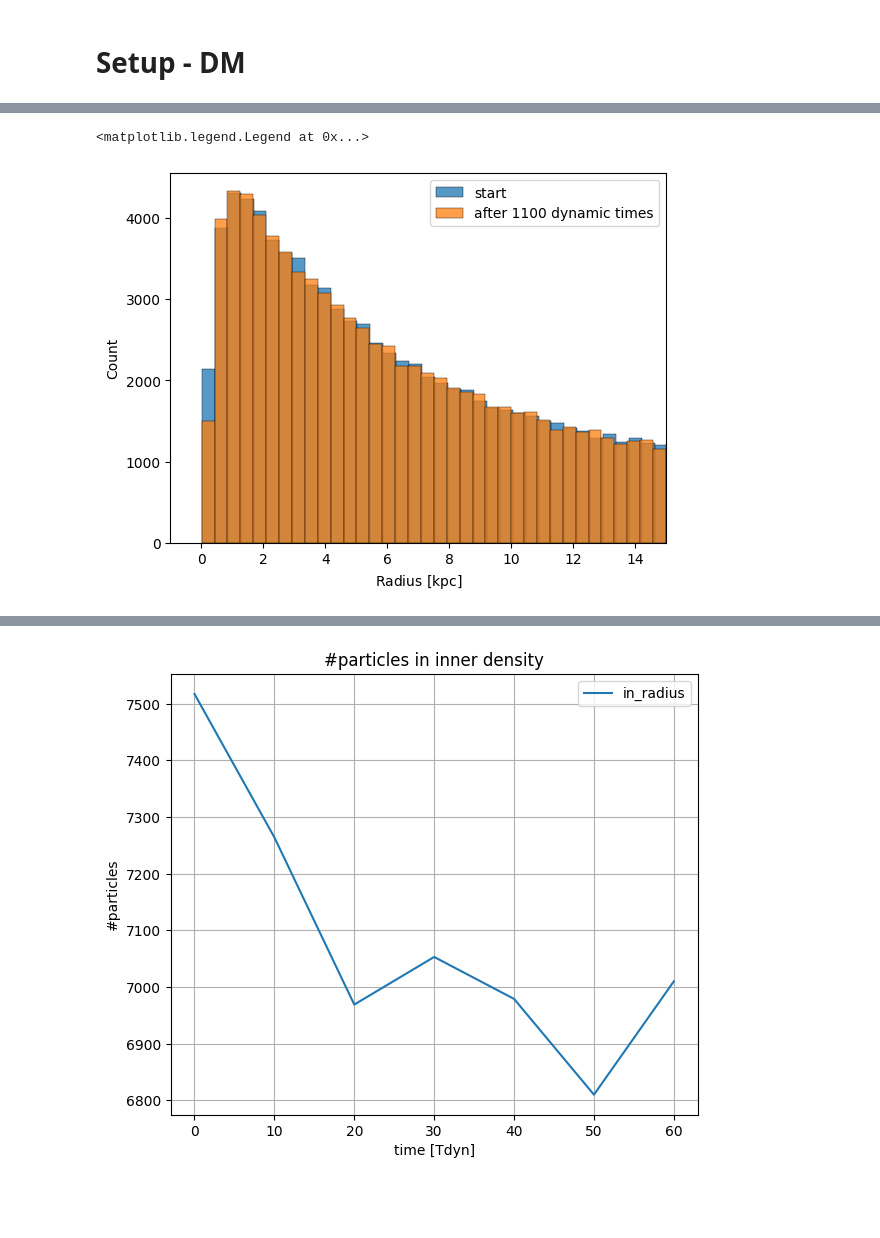
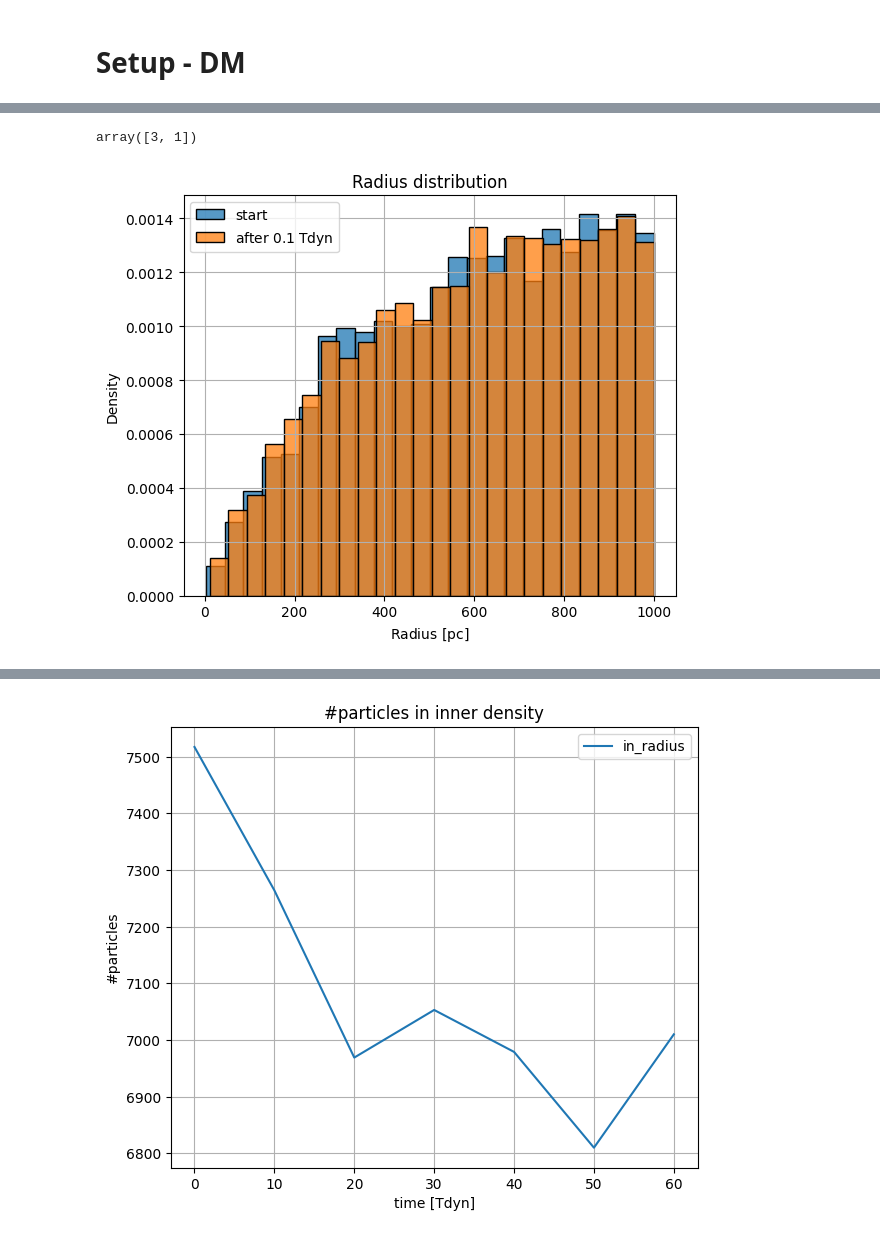
Before and after one commit to Rotem-Barnea/pySIDM, a Jupyter notebook: analysis/run.ipynb, the cells around one changed output, grey strips where cells are left out. Cells and saved outputs as stored; diff of their text form; code cells hidden in the pictures; blank space fills up the shorter version.

```diff
--- a/analysis/run.ipynb
+++ b/analysis/run.ipynb
@@ -57,12 +200,11 @@ halo.plot_r_density_over_time(clip=units.Quantity([0,70],'kpc'));
-# %%
-ax = sns.histplot(halo.initial_particles['r'])
-sns.histplot(halo.particles['r'][halo.particles['r']<50*units.kpc],ax=ax)
-ax.set_xlim((-1,15))
-ax.set_xlabel(utils.add_label_unit('Radius',halo.particles['r'].unit))
-ax.legend(['start','after 1100 dynamic times'])
-# %% [output]
-<matplotlib.legend.Legend at 0x...>
-[figure, removed]
+# %%
+np.max([np.array([0,1]),np.array([3,-1])],axis=0)
+# %% [output]
+array([3, 1])
+# %%
+halo.plot_before_after_histogram(x_units='pc');
+# %% [output]
+[figure, added]
 # %%
 halo.plot_density_evolution();
 # %% [output]
```
Also changed, not shown: parts of 32 cells of this notebook, 4 other files.
